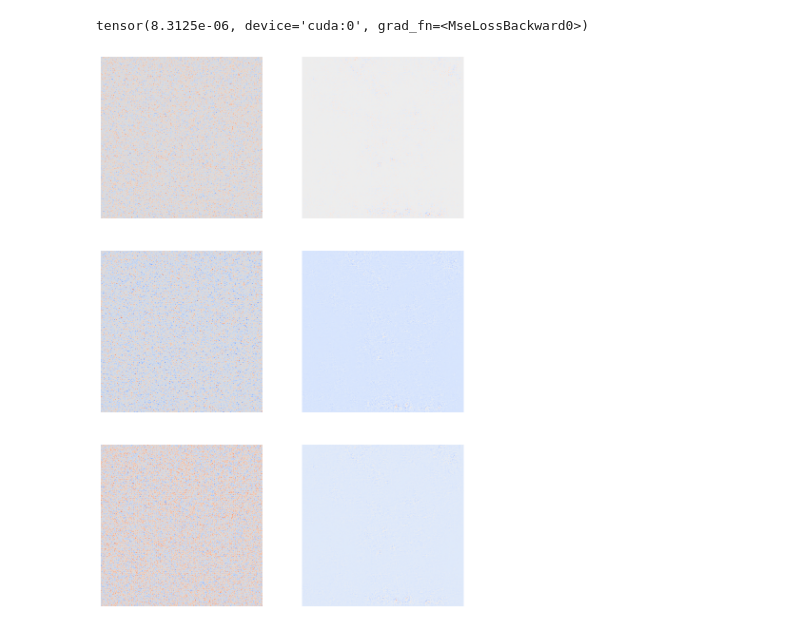
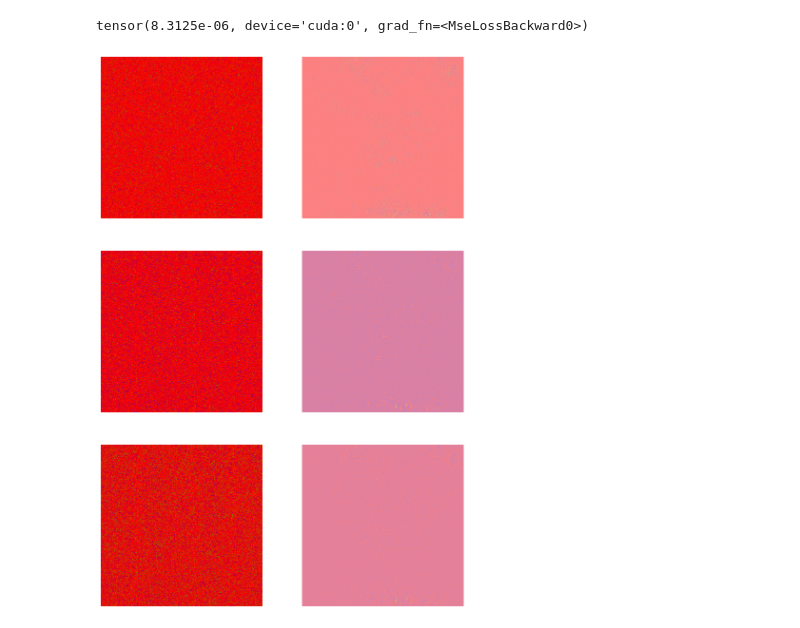
Before and after one commit to Joe-zhouman/TcrSurfModel, a Jupyter notebook: example/visualization/surf.ipynb, the cells around one changed output. Cells and saved outputs as stored; diff of their text form; code cells hidden in the pictures.

```diff
--- a/example/visualization/surf.ipynb
+++ b/example/visualization/surf.ipynb
@@ -207,31 +207,31 @@ tensor(8.3125e-06, device='cuda:0', grad_fn=<MseLossBackward0>)
 # %%
 import matplotlib.pyplot as plt
 
 # 创建一个图形
 
 input_surf = batch[0][0]
 
 fig, axes = plt.subplots(3, 2, figsize=(10, 15))
 
-input_kwds = {"cmap": "coolwarm"}
-grad_kwds = {"alpha": 0.5, "cmap": "coolwarm"}
+input_kwds = {"cmap": "brg"}
+grad_kwds = {"alpha": 0.5, "cmap": "brg"}
 
 # 显示第一张图片
 axes[0, 0].imshow(input_surf[0], zorder=0, **input_kwds)
 axes[0, 1].imshow(g[0], zorder=1, **grad_kwds)
 
 
 # 显示第二张图片
 axes[1, 0].imshow(input_surf[1], zorder=0, **input_kwds)
 axes[1, 1].imshow(g[1], zorder=1, **grad_kwds)
 
 #
 axes[2, 0].imshow(input_surf[0] + input_surf[1], zorder=0, **input_kwds)
 axes[2, 1].imshow(g[0] + g[1], zorder=1, **grad_kwds)
 
 for ax in axes.flat:
     ax.axis("off")
 # 显示图形
 plt.show()
 # %% [output]
-[figure, old version]
+[figure, new version]
```
Also changed, not shown: 1 other file.
